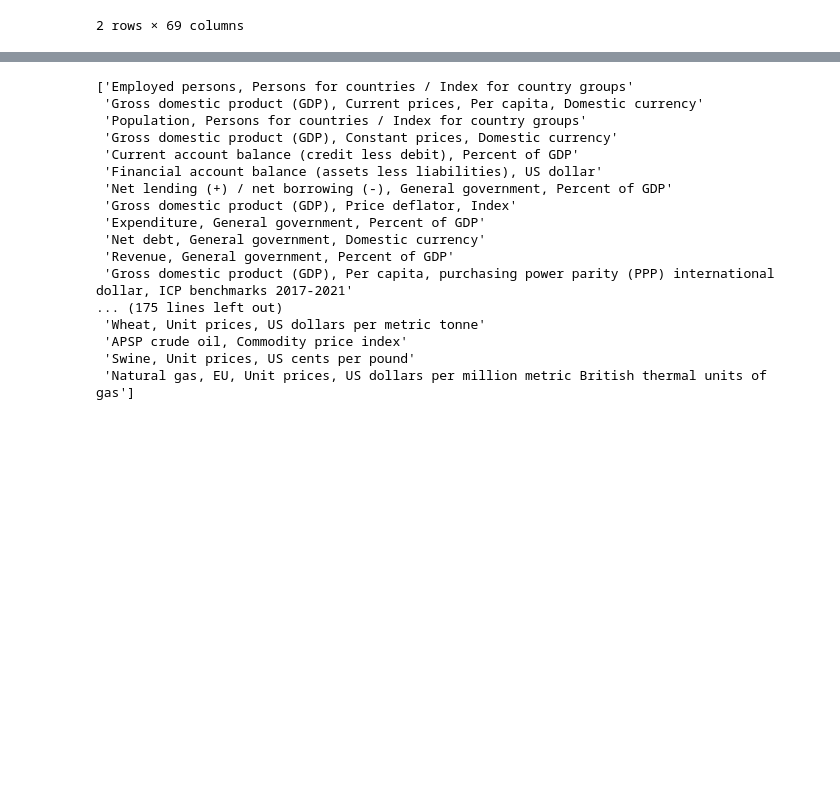
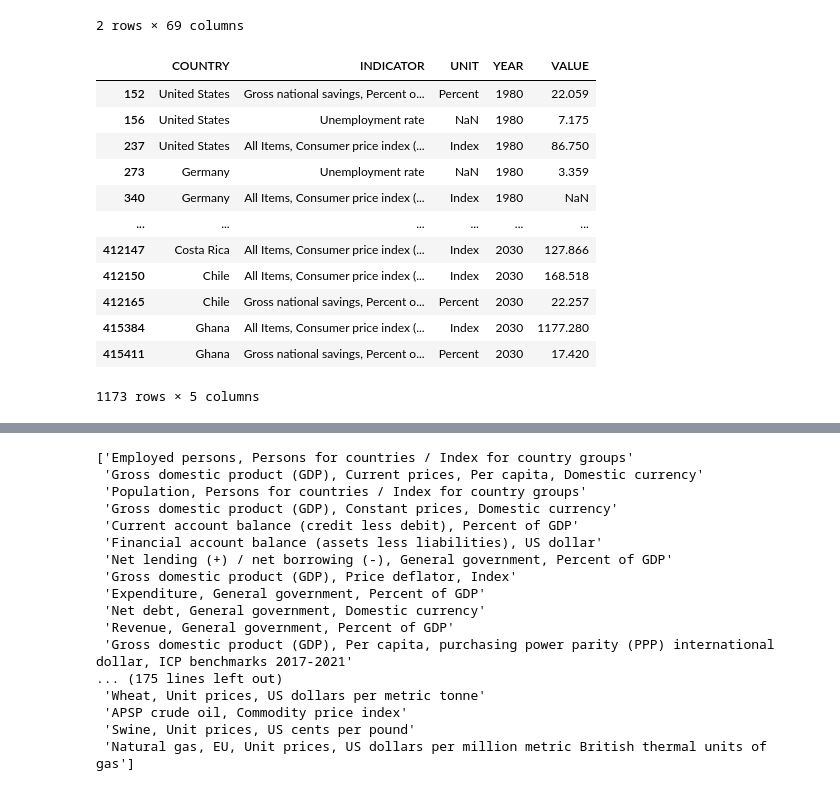
Before and after one commit to MDYCK12/Well-Being-Economics-, a Jupyter notebook: Notebooks/Artur.ipynb, the cells around one changed output, grey strips where cells are left out. Cells and saved outputs as stored; diff of their text form; code cells hidden in the pictures; blank space fills up the shorter version.

```diff
--- a/Notebooks/Artur.ipynb
+++ b/Notebooks/Artur.ipynb
@@ -52,5 +52,35 @@ temp["health_expenditure_df"].head(2)
 | 1 | Africa Eastern and Southern | AFE | Current health expenditure (% of ... | SH.XPD.CHEX.GD.ZS | NaN | NaN | NaN | NaN | ... |
 2 rows × 69 columns
 # %%
+#converting imf dataframe
+# SELECTING COLUMNS TO KEEP AND TO MELT
 columns_to_keep = ["COUNTRY", "INDICATOR", "UNIT"]
-melted_IMF_df = pd.melt(temp["IMF_data_df"][""], id_vars=)
+columns_to_melt = ["1980","1981","1982","1983","1984","1985","1986","1987", "1988", "1989", "1990","1991","1992", "1993","1994","1995","1996","1997","1998","1999","2000","2001","2002","2003","2004","2005","2006","2007","2008","2009","2010","2011","2012","2013","2014","2015","2016","2017","2018","2019","2020","2021","2022","2023","2024","2025","2026","2027","2028","2029","2030" ]
+# melting
+melted_IMF_df = pd.melt(temp["IMF_data_df"], id_vars=columns_to_keep, value_vars = columns_to_melt, var_name="YEAR", value_name="VALUE")
+melted_IMF_df
+# selecting indicators and countries
+
+df_countries = melted_IMF_df[melted_IMF_df['COUNTRY'].isin(['Germany', 'Denmark', 'Poland','United States','Chile','Costa Rica','Japan','South Africa', 'Ghana','Ivory Coast'])]
+
+df_countries
+
+# Select specific indicators: GDP per capita, Unemployment, Consumer Price Index (Inflation), Savings, Investment
+
+df_countries_analysis = df_countries[df_countries['INDICATOR'].isin(['Gross domestic product (GDP) per capita, current prices, U.S. dollars','Gross national savings, Percent of GDP','All Items, Consumer price index (CPI), End-of-period (EoP)','Unemployment rate'])]
+
+df_countries_analysis
+# %% [output]
+|  | COUNTRY | INDICATOR | UNIT | YEAR | VALUE |
+| 152 | United States | Gross national savings, Percent o... | Percent | 1980 | 22.059 |
+| 156 | United States | Unemployment rate | NaN | 1980 | 7.175 |
+| 237 | United States | All Items, Consumer price index (... | Index | 1980 | 86.750 |
+| 273 | Germany | Unemployment rate | NaN | 1980 | 3.359 |
+| 340 | Germany | All Items, Consumer price index (... | Index | 1980 | NaN |
+| ... | ... | ... | ... | ... | ... |
+| 412147 | Costa Rica | All Items, Consumer price index (... | Index | 2030 | 127.866 |
+| 412150 | Chile | All Items, Consumer price index (... | Index | 2030 | 168.518 |
+| 412165 | Chile | Gross national savings, Percent o... | Percent | 2030 | 22.257 |
+| 415384 | Ghana | All Items, Consumer price index (... | Index | 2030 | 1177.280 |
+| 415411 | Ghana | Gross national savings, Percent o... | Percent | 2030 | 17.420 |
+1173 rows × 5 columns
```
Also changed, not shown: parts of 2 cells of this notebook.
